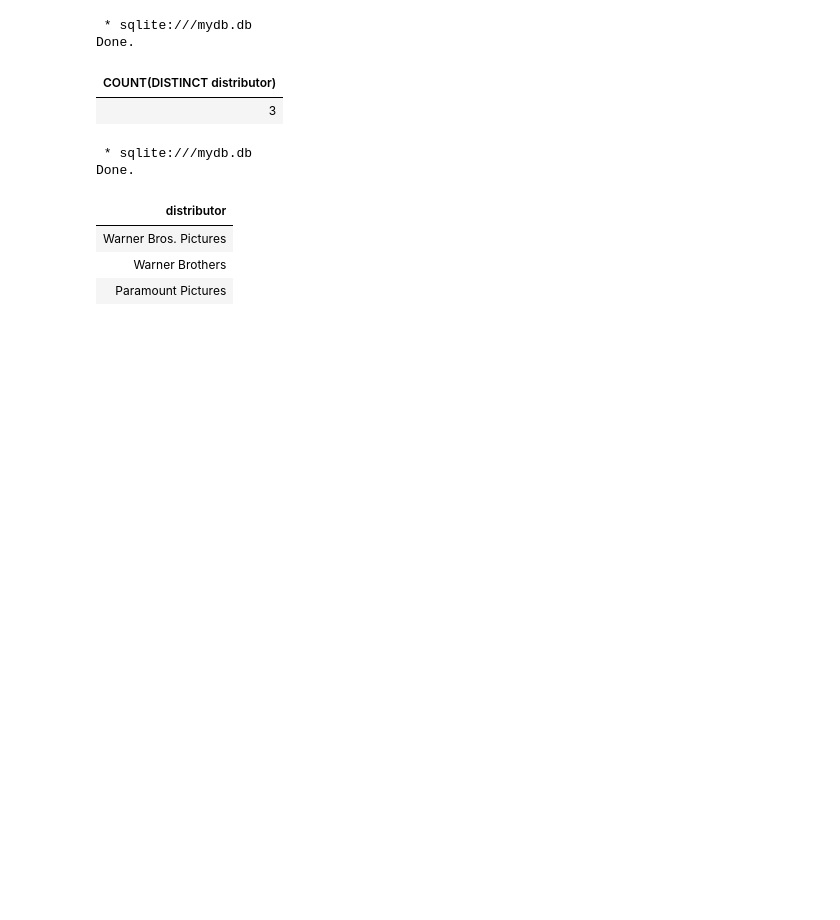
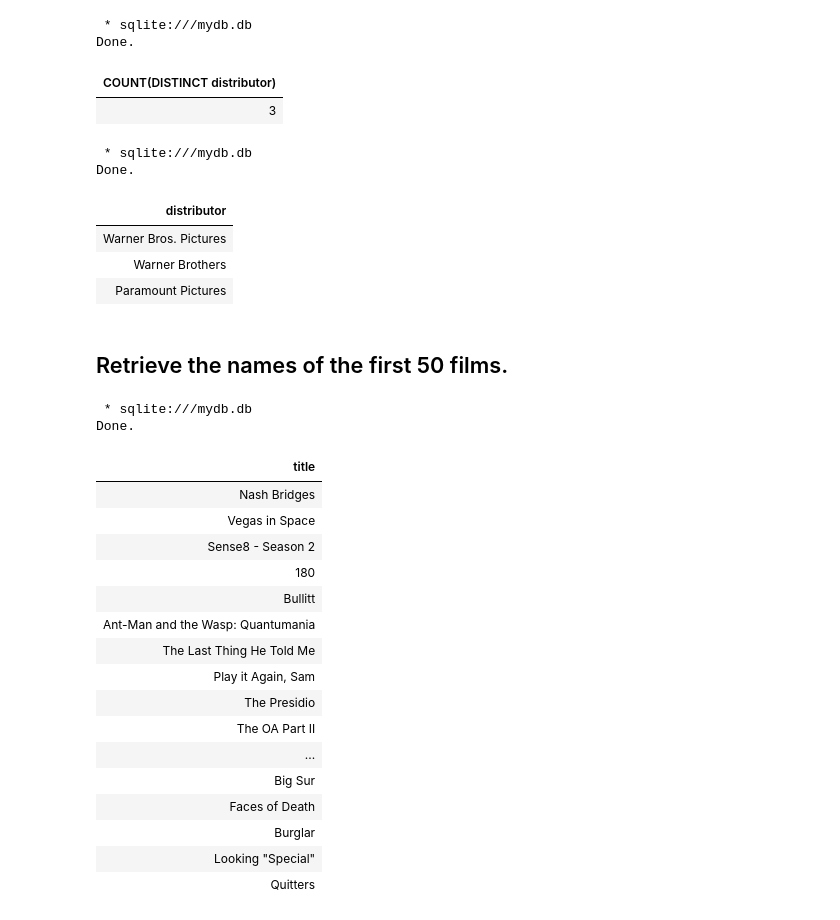
Before and after one commit to alirezaghorbani1983/IBM-DATA-SCIENCE, a Jupyter notebook: sql_new/sql_queries.ipynb, the cells around one changed output. Drawn from its saved outputs; the diff is of its cells as text; code cells hidden in the pictures; blank space fills up the shorter version.

Commit message:
practice LIMIT

```diff
--- a/sql_new/sql_queries.ipynb
+++ b/sql_new/sql_queries.ipynb
@@ -333,3 +333,28 @@ Done.
 | Warner Bros. Pictures |
 | Warner Brothers |
 | Paramount Pictures |
+# %% [markdown]
+## Retrieve the names of the first 50 films.
+# %%
+%%sql
+SELECT DISTINCT title FROM FilmLocations  limit 20;
+# %% [output]
+ * sqlite:///mydb.db
+Done.
+| title |
+| Nash Bridges |
+| Vegas in Space |
+| Sense8 - Season 2 |
+| 180 |
+| Bullitt |
+| Ant-Man and the Wasp: Quantumania |
+| The Last Thing He Told Me |
+| Play it Again, Sam |
+| The Presidio |
+| The OA Part II |
+| ... |
+| Big Sur |
+| Faces of Death |
+| Burglar |
+| Looking "Special" |
+| Quitters |
```
Also changed, not shown: parts of 4 cells of this notebook.
